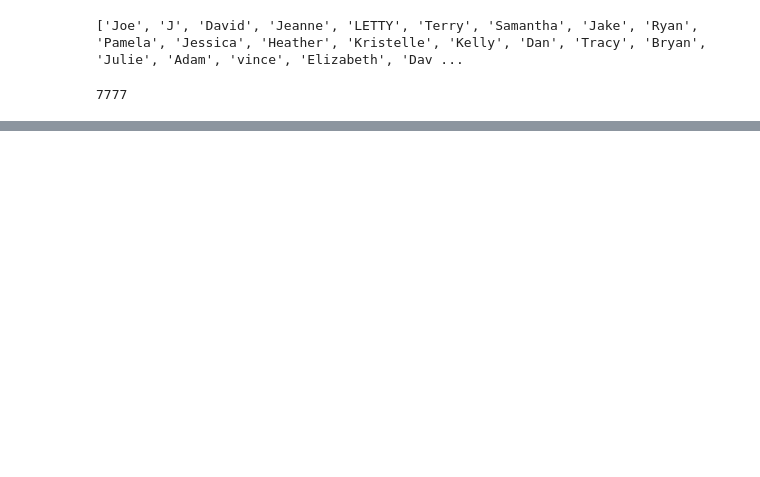
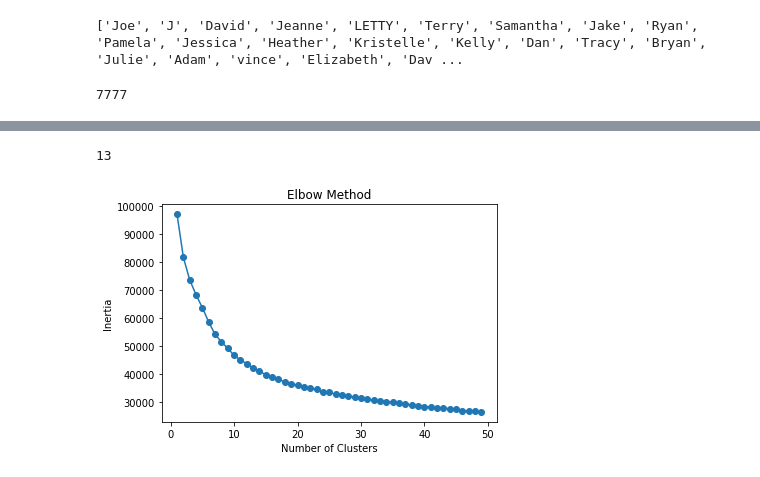
Before and after one commit to skickham/Casper_Mattresses, a Jupyter notebook: Casper Case Study.ipynb, the cells around one changed output, grey strips where cells are left out. Cells and saved outputs as stored; diff of their text form; code cells hidden in the pictures; blank space fills up the shorter version.

Commit message:
update analysis & clustering, add geoencoding

```diff
--- a/Casper Case Study.ipynb
+++ b/Casper Case Study.ipynb
@@ -426,0 +520,2 @@ print(len(location_lst), len(lat_lst), len(long_lst))
+# %%
+casper['review_length'] = casper.all_words.apply(len)
@@ -426,0 +601,9 @@ print(len(location_lst), len(lat_lst), len(long_lst))
+# %%
+#subset the data
+casper_subset = casper_subset[['date','age', 'hours',
+                               'state','french',
+                               'rating', 'review_length', 'page',
+                               'gender_encode',
+                               'latitude', 'longitude',
+                               'multiple_partners', 'single_partner','solo','pets']]
+casper_subset.head()
@@ -426,0 +655,10 @@ print(len(location_lst), len(lat_lst), len(long_lst))
+# %%
+# len(casper_subset[casper_subset.latitude=='None']) #6000!
+
+#drop longitude and latitude
+casper_subset.drop(axis=1,columns='latitude', inplace=True)
+casper_subset.drop(axis=1,columns='longitude', inplace=True)
+# casper_subset.head()
+
+#save to csv
+casper_subset.to_csv('casper_subset.csv')
@@ -426,0 +748,9 @@ print(len(location_lst), len(lat_lst), len(long_lst))
+# %%
+#inspect results
+cc.tail()
+cc.dtypes
+len(cc)
+len(cc.columns)
+len(casper_subset.columns)
+# %% [output]
+13
@@ -426,0 +760,25 @@ print(len(location_lst), len(lat_lst), len(long_lst))
+# %%
+#import kmeans stuff
+from sklearn.cluster import KMeans
+kmeans = KMeans()
+
+##############################################################
+#define scree plot/inertia plot
+def plot_inertia(km, X, n_cluster_range):
+    inertias = []
+    for i in n_cluster_range:
+        km.set_params(n_clusters=i)
+        km.fit(X)
+        inertias.append(km.inertia_)
+    plt.plot(n_cluster_range, inertias, marker='o')
+    plt.title('Elbow Method')
+    plt.xlabel('Number of Clusters')
+    plt.ylabel('Inertia')
+    plt.show()
+
+#impute NaNswith 0
+cc.fillna(0, inplace=True)
+
+plot_inertia(KMeans(), cc, range(1, 50))
+# %% [output]
+[figure, added]
```
Also changed, not shown: parts of 70 cells of this notebook, 9 other files.
